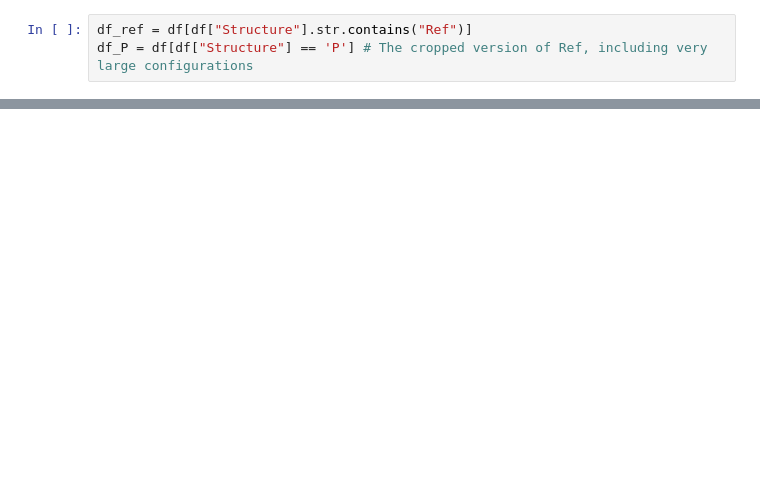
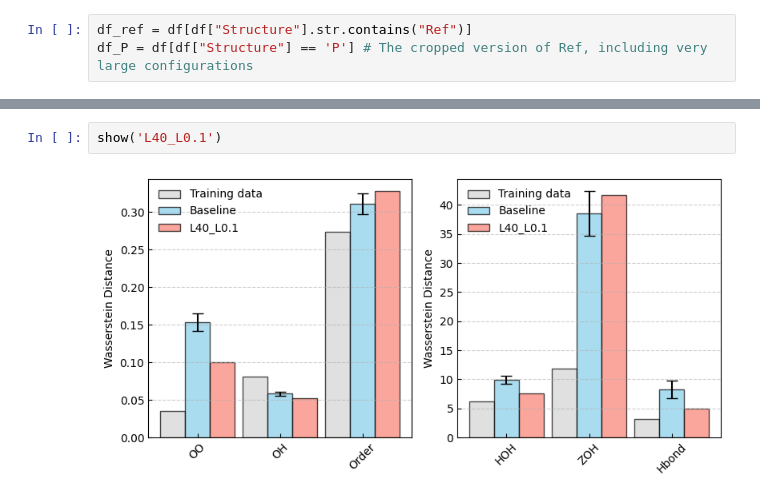
Before and after one commit to huangchieh/StructureMetrics, a Jupyter notebook: 03_plots.ipynb, the cells around one changed output, grey strips where cells are left out. Saved outputs shown, nothing was run; the diff lists cells and outputs as text; blank space fills up the shorter version.

```diff
--- a/03_plots.ipynb
+++ b/03_plots.ipynb
@@ -159,0 +172,4 @@ show('L12_L8')
+# %%
+show('L40_L0.1')
+# %% [output]
+[figure, added]
```
Also changed, not shown: parts of 20 cells of this notebook, 45 other files.
